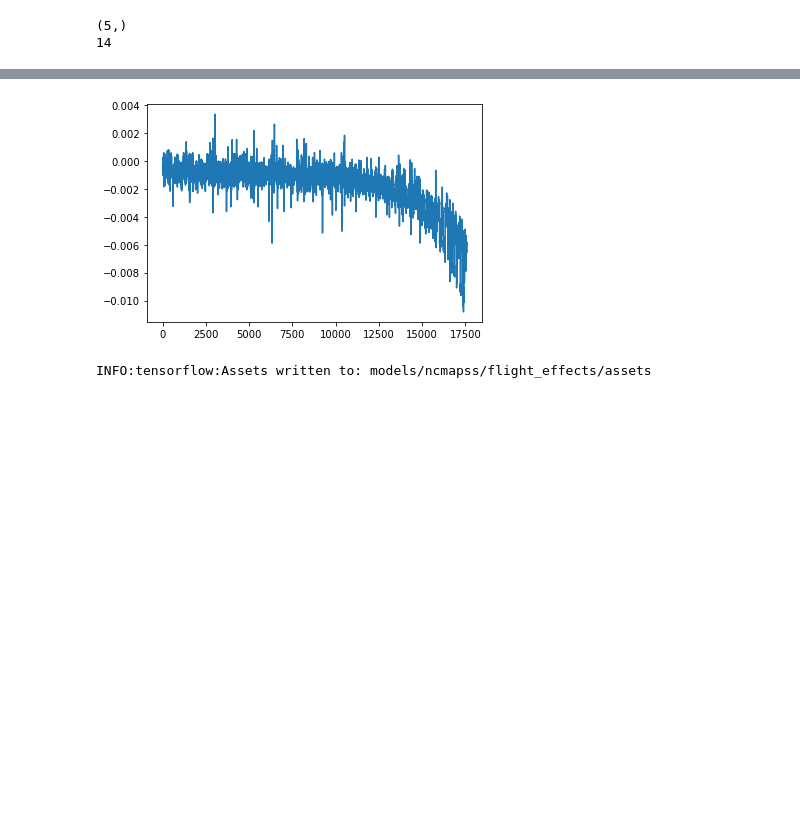
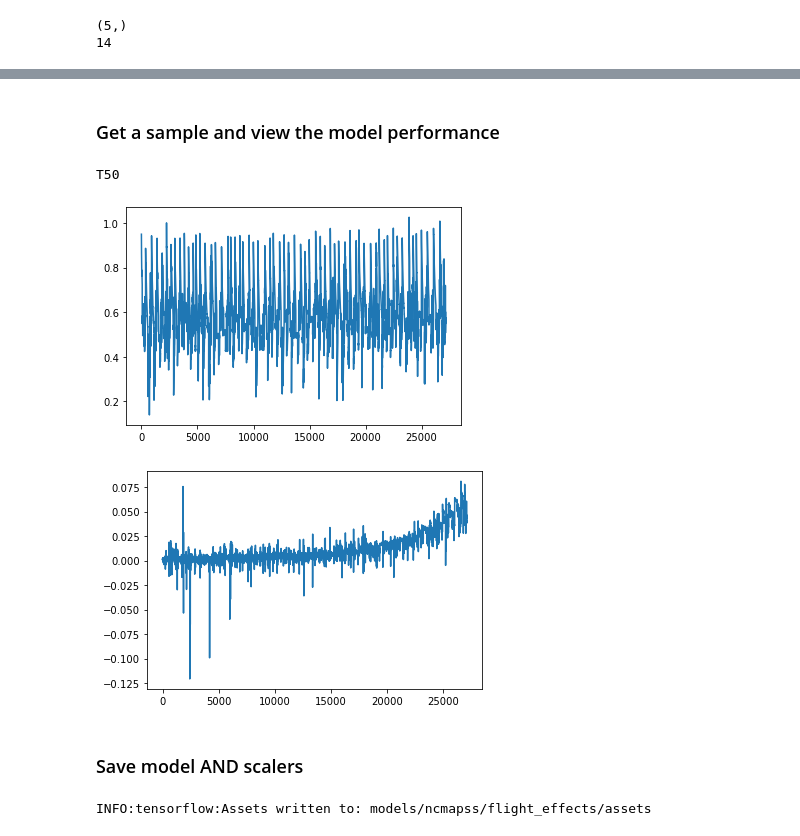
Before and after one commit to darrahts/phm2021_data_challenge, a Jupyter notebook: notebooks/flight_effects.ipynb, the cells around one changed output, grey strips where cells are left out. Cells and saved outputs as stored; diff of their text form; code cells hidden in the pictures; blank space fills up the shorter version.

Commit message:
saves model and scalers

```diff
--- a/notebooks/flight_effects.ipynb
+++ b/notebooks/flight_effects.ipynb
@@ -223,19 +211,42 @@ Epoch 00062: early stopping
-# %%
-pred = model.predict(xscaler.transform(X_full))[:,idx]
-res = trace - pred
-
-plt.plot(res)
-plt.show()
-# %% [output]
-[figure, removed]
-# %%
-save_dir = 'models/ncmapss/'
-name = 'flight_effects'
-
-model.save(save_dir + name + '.h5')
-model.save(save_dir + name)
-
-with open(save_dir + name + '_summary.txt', 'w') as f:
-    model.summary(print_fn=lambda x: f.write(x + '\n'))
-# %% [output]
-INFO:tensorflow:Assets written to: models/ncmapss/flight_effects/assets
+# %% [markdown]
+### Get a sample and view the model performance
+# %%
+idx = np.random.randint(len(y_cols))
+asset_id = np.random.randint(len(pd.unique(units.id)))
+print(y_cols[idx])
+
+y_full = df[df.asset_id == asset_id][y_cols]
+X_full = df[df.asset_id == asset_id][X_cols]
+## disregard
+#X_full = pd.concat([df[df.asset_id == asset_id][X_cols], pd.get_dummies(df[df.asset_id == asset_id]['Fc']).rename(columns = lambda x: 'Fc_' + str(int(x)))], axis=1)
+#X_full = X_full[X_full.asset_id == asset_id]
+trace = yscaler.transform(y_full)[:,idx]
+
+plt.plot(trace)
+plt.show()
+
+pred = model.predict(xscaler.transform(X_full))[:,idx]
+res = trace - pred
+
+plt.plot(res)
+plt.show()
+# %% [output]
+T50
+[figure, added]
+[figure, added]
+# %% [markdown]
+### Save model AND scalers
+# %%
+save_dir = 'models/ncmapss/'
+name = 'flight_effects'
+
+model.save(save_dir + name + '.h5')
+model.save(save_dir + name)
+
+joblib.dump(yscaler, save_dir + name + '_yscaler.pkl')
+joblib.dump(xscaler, save_dir + name + '_xscaler.pkl')
+
+with open(save_dir + name + '_summary.txt', 'w') as f:
+    model.summary(print_fn=lambda x: f.write(x + '\n'))
+# %% [output]
+INFO:tensorflow:Assets written to: models/ncmapss/flight_effects/assets
```
Also changed, not shown: parts of 7 cells of this notebook.
